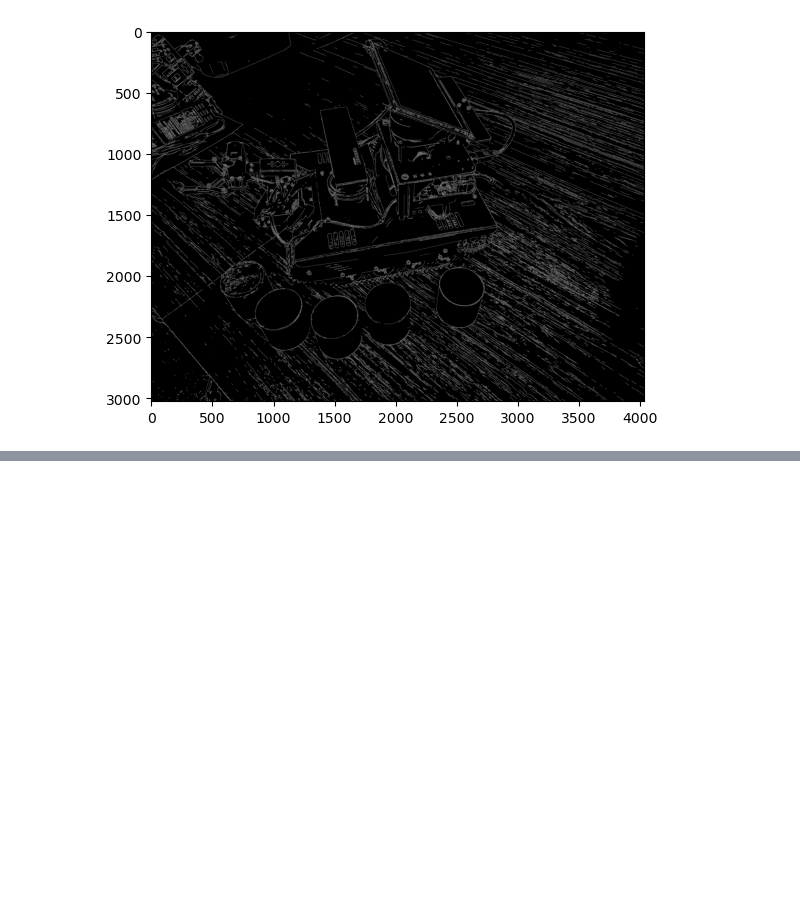
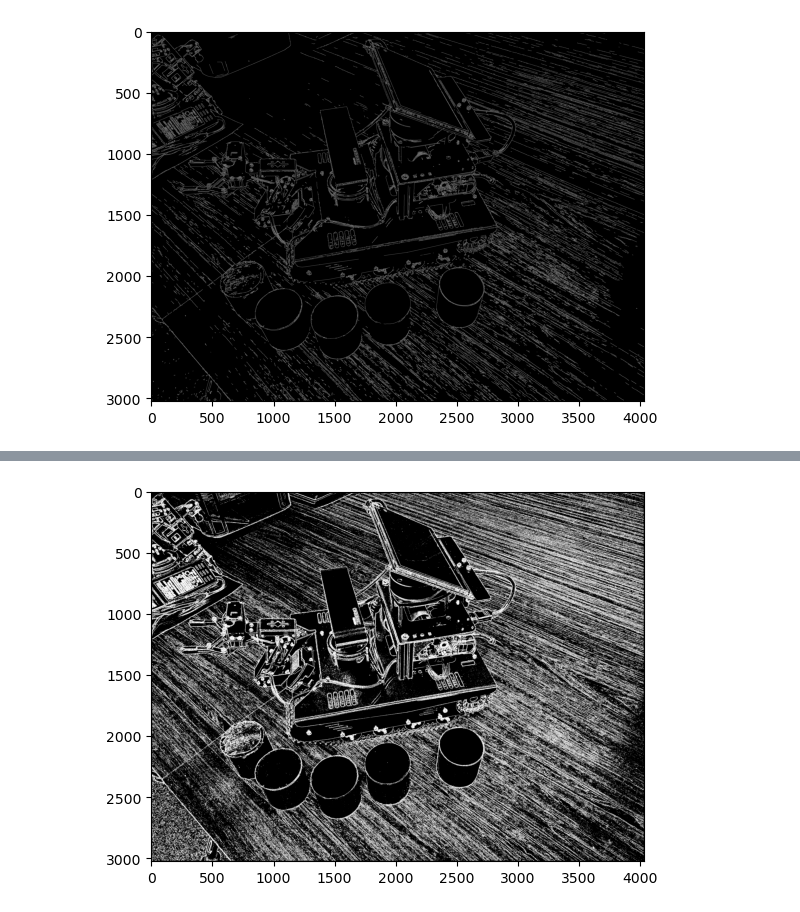
Before and after one commit to a2c6201/ml_labo, a Jupyter notebook: open_cv_handson/C_picture_processing/3_edgedetection.ipynb, the cells around one changed output, grey strips where cells are left out. Cells and saved outputs as stored; diff of their text form; code cells hidden in the pictures; blank space fills up the shorter version.

```diff
--- a/open_cv_handson/C_picture_processing/3_edgedetection.ipynb
+++ b/open_cv_handson/C_picture_processing/3_edgedetection.ipynb
@@ -44,3 +44,39 @@ plt.imshow(img_bgr2rgb1)
 plt.show()
 # %% [output]
 [figure]
+# %%
+# Method 2
+import cv2
+import numpy as np
+import random
+import math
+img = cv2.imread('yahboom.jpg',1)
+imgInfo = img.shape
+height = imgInfo[0]
+width = imgInfo[1]
+
+# cv2.imshow('src',img)
+# ソベル 1 オペレーター・テンプレート 2 画像畳み込み 3 しきい値決定
+# [1 2 1          [ 1 0 -1
+#  0 0 0            2 0 -2
+# -1 -2 -1 ]        1 0 -1 ]
+
+# [1 2 3 4] [a b c d] a*1+b*2+c*3+d*4 = dst
+# sqrt(a*a+b*b) = f>th
+
+gray = cv2.cvtColor(img,cv2.COLOR_BGR2GRAY)
+dst = np.zeros((height,width,1), np.uint8)
+for i in range(0, height-2):
+    for j in range(0, width-2):
+        # 縦方向の輪郭検出
+        gy = gray[i,j]*1 + gray[i,j+1]*2 + gray[i,j+2]*1 - gray[i+2,j]*1 - gray[i+2,j+1]*2 - gray[i+2,j+2]*1
+        # 横方向の輪郭検出
+        gx = gray[i,j] + gray[i+1,j]*2 + gray[i+2,j] - gray[i,j+2] - gray[i+1,j+2]*2 - gray[i+2,j+2]
+        grad = math.sqrt(gx*gx+gy*gy)
+        if grad > 50:
+            dst[i,j] = 255
+        else:
+            dst[i,j] = 0
+
+# cv2.imshow('dst',dst)
+    # cv2.waitKey(0)
@@ -46,0 +91,6 @@ plt.show()
+# %%
+img_bgr2rgb1 = cv2.cvtColor(dst, cv2.COLOR_BGR2RGB)
+plt.imshow(img_bgr2rgb1)
+plt.show()
+# %% [output]
+[figure, added]
```
Also changed, not shown: parts of 1 cell of this notebook.
